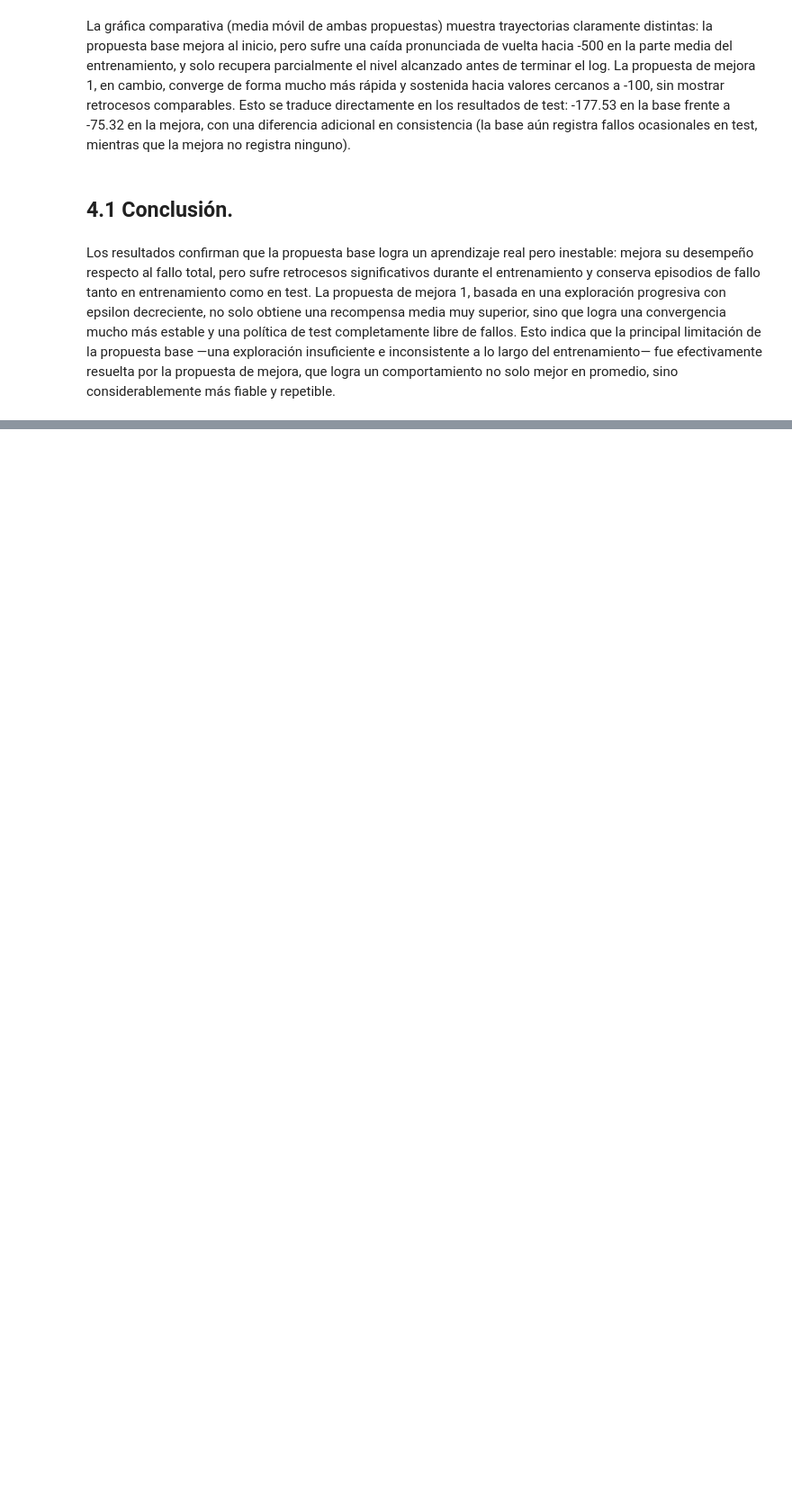
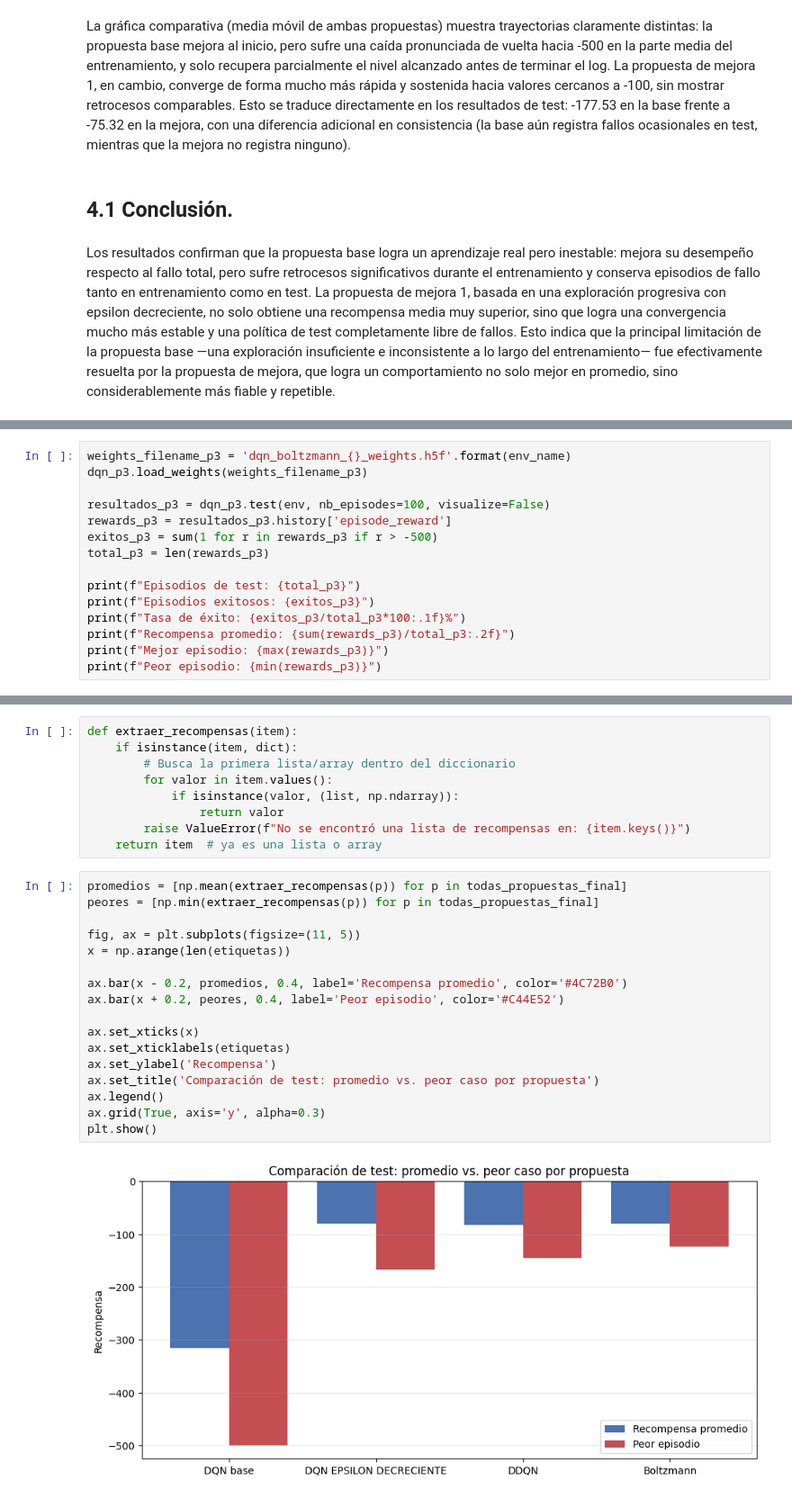
Before and after one commit to kevinsoto772/08MIAR-Proyecto-RL, a Jupyter notebook: Proyecto_práctico(2).ipynb, the cells around one changed output, grey strips where cells are left out. Shown at 90% size. Saved outputs shown, nothing was run; the diff lists cells and outputs as text; blank space fills up the shorter version.

```diff
--- a/Proyecto_práctico(2).ipynb
+++ b/Proyecto_práctico(2).ipynb
@@ -996,0 +1325,15 @@ Los resultados confirman que la propuesta base logra un aprendizaje real pero in
+# %%
+weights_filename_p3 = 'dqn_boltzmann_{}_weights.h5f'.format(env_name)
+dqn_p3.load_weights(weights_filename_p3)
+
+resultados_p3 = dqn_p3.test(env, nb_episodes=100, visualize=False)
+rewards_p3 = resultados_p3.history['episode_reward']
+exitos_p3 = sum(1 for r in rewards_p3 if r > -500)
+total_p3 = len(rewards_p3)
+
+print(f"Episodios de test: {total_p3}")
+print(f"Episodios exitosos: {exitos_p3}")
+print(f"Tasa de éxito: {exitos_p3/total_p3*100:.1f}%")
+print(f"Recompensa promedio: {sum(rewards_p3)/total_p3:.2f}")
+print(f"Mejor episodio: {max(rewards_p3)}")
+print(f"Peor episodio: {min(rewards_p3)}")
@@ -996,0 +1380,28 @@ Los resultados confirman que la propuesta base logra un aprendizaje real pero in
+# %%
+def extraer_recompensas(item):
+    if isinstance(item, dict):
+        # Busca la primera lista/array dentro del diccionario
+        for valor in item.values():
+            if isinstance(valor, (list, np.ndarray)):
+                return valor
+        raise ValueError(f"No se encontró una lista de recompensas en: {item.keys()}")
+    return item  # ya es una lista o array
+# %%
+promedios = [np.mean(extraer_recompensas(p)) for p in todas_propuestas_final]
+peores = [np.min(extraer_recompensas(p)) for p in todas_propuestas_final]
+
+fig, ax = plt.subplots(figsize=(11, 5))
+x = np.arange(len(etiquetas))
+
+ax.bar(x - 0.2, promedios, 0.4, label='Recompensa promedio', color='#4C72B0')
+ax.bar(x + 0.2, peores, 0.4, label='Peor episodio', color='#C44E52')
+
+ax.set_xticks(x)
+ax.set_xticklabels(etiquetas)
+ax.set_ylabel('Recompensa')
+ax.set_title('Comparación de test: promedio vs. peor caso por propuesta')
+ax.legend()
+ax.grid(True, axis='y', alpha=0.3)
+plt.show()
+# %% [output]
+[figure, added]
```
Also changed, not shown: parts of 45 cells of this notebook, 26 other files.
